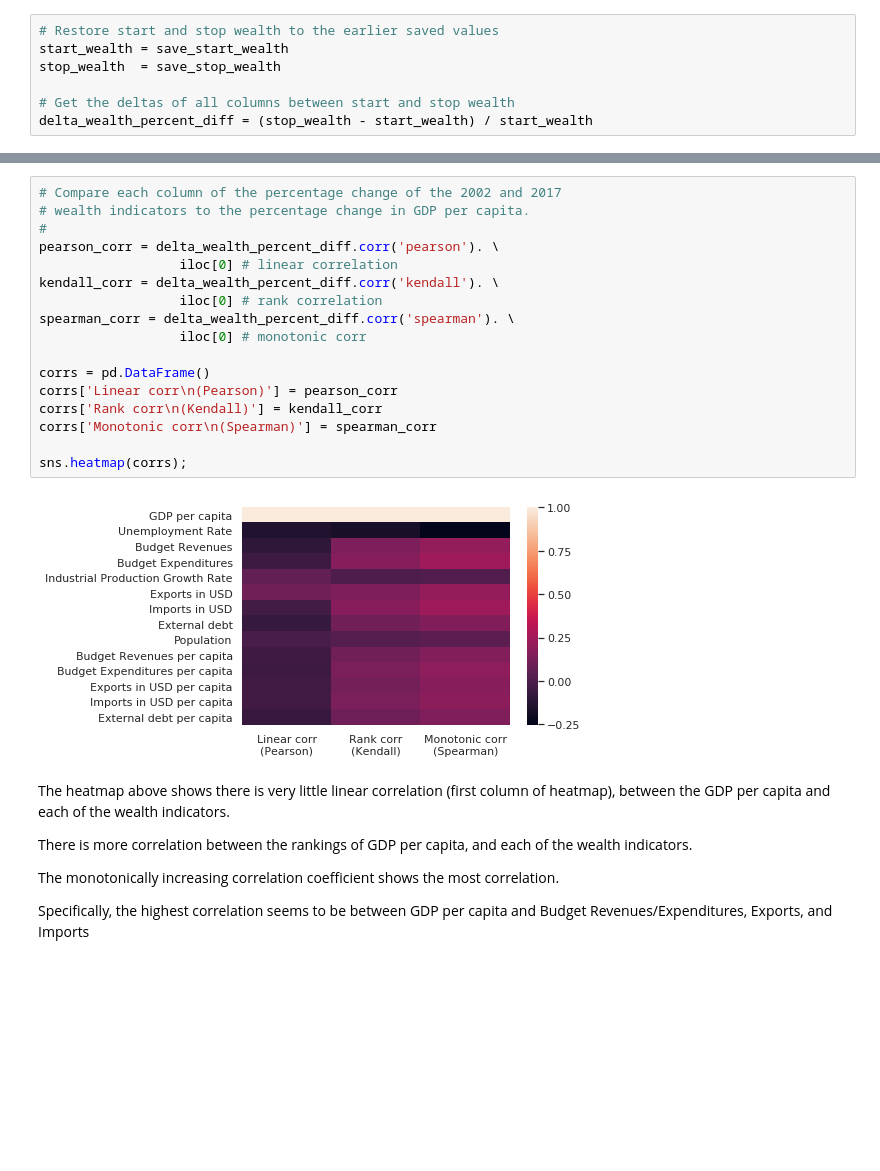
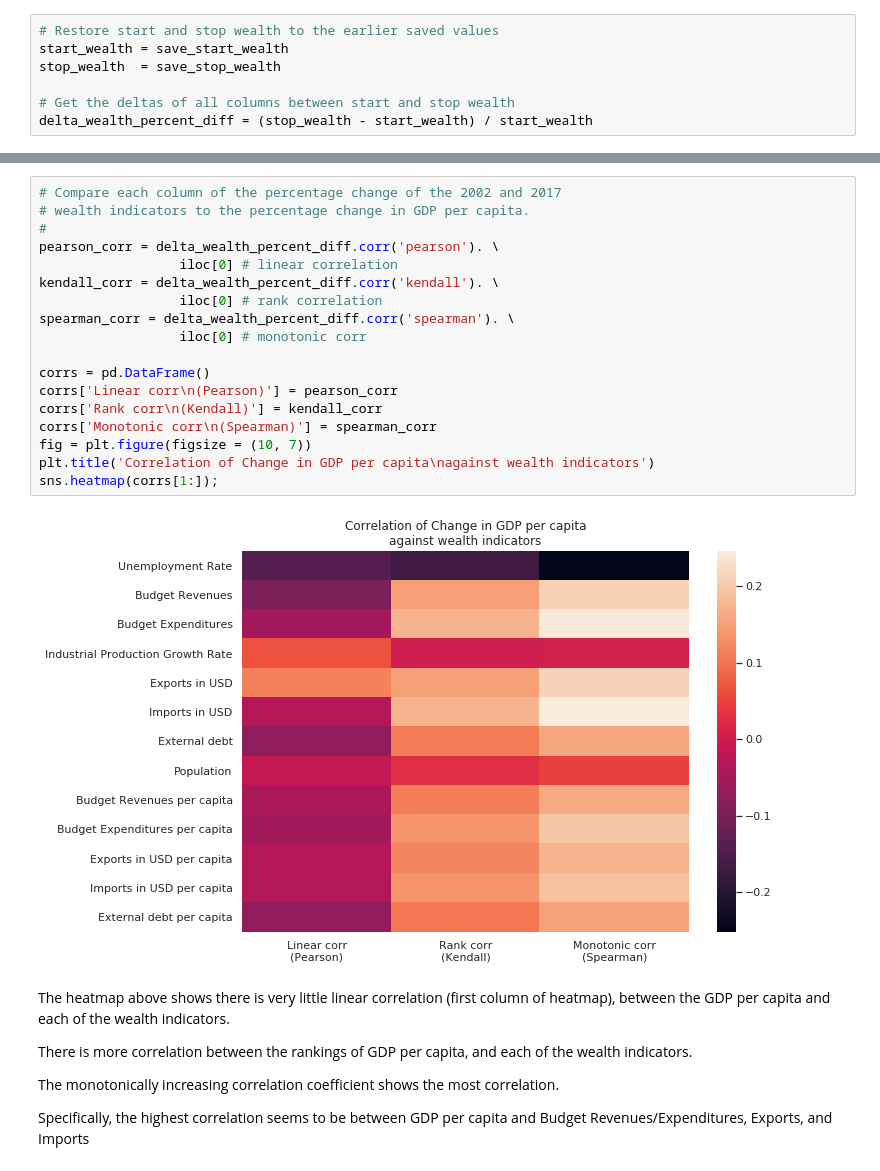
Before and after one commit to samirgadkari/cia_factbook_analysis, a Jupyter notebook: Project1.ipynb, the cells around one changed output, grey strips where cells are left out. Cells and saved outputs as stored; diff of their text form; blank space fills up the shorter version.

```diff
--- a/Project1.ipynb
+++ b/Project1.ipynb
@@ -787,22 +787,23 @@ delta_wealth_percent_diff.head()
 # %%
 # Compare each column of the percentage change of the 2002 and 2017
 # wealth indicators to the percentage change in GDP per capita.
 #
 pearson_corr = delta_wealth_percent_diff.corr('pearson'). \
                   iloc[0] # linear correlation
 kendall_corr = delta_wealth_percent_diff.corr('kendall'). \
                   iloc[0] # rank correlation
 spearman_corr = delta_wealth_percent_diff.corr('spearman'). \
                   iloc[0] # monotonic corr
 
 corrs = pd.DataFrame()
 corrs['Linear corr\n(Pearson)'] = pearson_corr
 corrs['Rank corr\n(Kendall)'] = kendall_corr
 corrs['Monotonic corr\n(Spearman)'] = spearman_corr
-
-sns.heatmap(corrs);
+fig = plt.figure(figsize = (10, 7))
+plt.title('Correlation of Change in GDP per capita\nagainst wealth indicators')
+sns.heatmap(corrs[1:]);
 # %% [output]
-[figure, old version]
+[figure, new version]
 # %% [markdown]
 The heatmap above shows there is very little linear correlation (first column of heatmap), between the GDP per capita and each of the wealth indicators.
 
```
Also changed, not shown: parts of 6 cells of this notebook.
